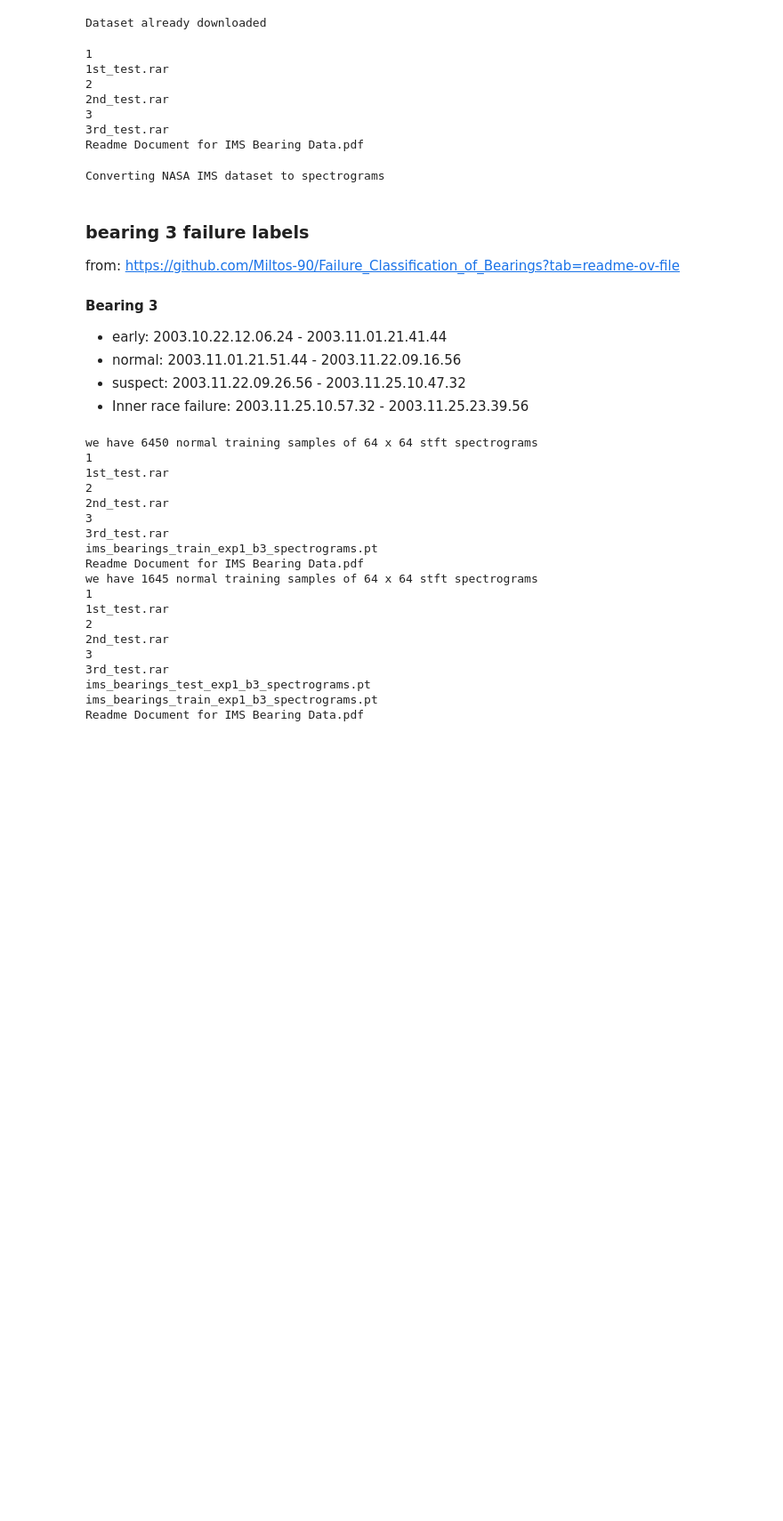
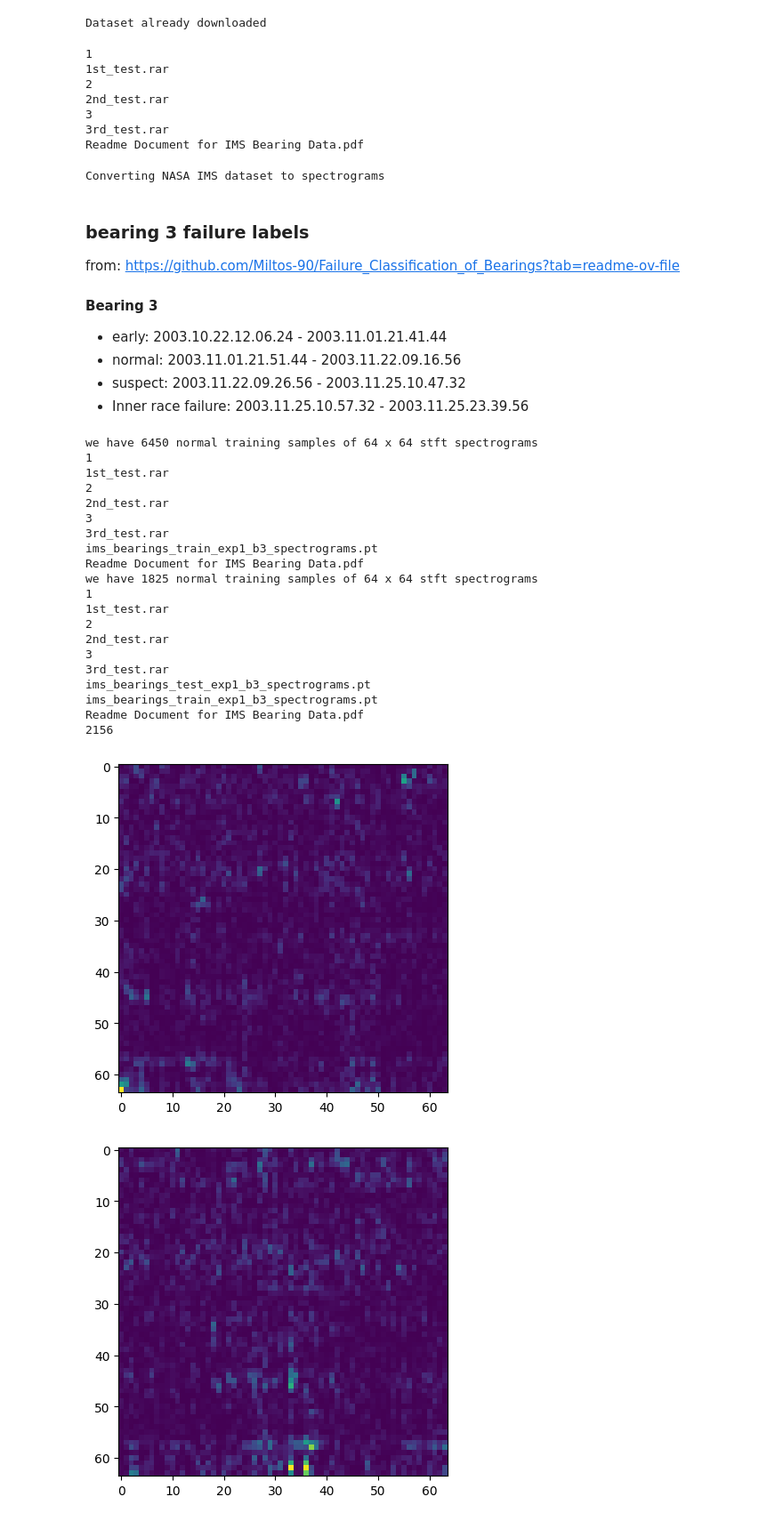
Before and after one commit to bitmorse/bearings-max78000, a Jupyter notebook: make_dataset.ipynb, the cells around one changed output. Shown at 89% size. Drawn from its saved outputs; the diff is of its cells as text; code cells hidden in the pictures; blank space fills up the shorter version.

Commit message:
normalising dataset

```diff
--- a/make_dataset.ipynb
+++ b/make_dataset.ipynb
@@ -119,7 +119,7 @@ def create_stft_spectrogram(windows, fft_length=128):
     spectrogram : array_like
         Spectrogram.
     """
-    spectrogram = np.abs(np.fft.fft(windows, n=fft_length, axis=1))**2/fft_length #psd
+    spectrogram = (np.abs(np.fft.fft(windows, n=fft_length, axis=1))**2)/2  # PSD
 
     #keep only the last half of the fft (the other half is a mirror image)
     spectrogram = spectrogram[:, :fft_length // 2]
@@ -198,7 +198,7 @@ def convert_cwru_to_spectrogram(mat_path, column_name=None, window_type='hamming
     return spectrograms
 
 
-def convert_nasa_experiments_to_numpy(ims_path=IMS_PATH):
+def convert_nasa_experiments_to_numpy(ims_path=IMS_PATH, limit=1e10):
     experiment_files = {"1": os.listdir(ims_path + "1/"), "2": os.listdir(ims_path + "2/"), "3": os.listdir(ims_path + "3/")}
     experiments_data = {"1": {"bearing3_values":[],"bearing3_keys":[]} , "2": {"bearing3_values":[],"bearing3_keys":[]}, "3": {"bearing3_values":[],"bearing3_keys":[]}}
 
@@ -212,13 +212,21 @@ def convert_nasa_experiments_to_numpy(ims_path=IMS_PATH):
         for file in experiment_files[experiment]:
             #print("Converting exp %s file %s" % (experiment, file))
             #load the data in the file
+            bearing3_channel = 5 if experiment == "1" else 3
+
             data = np.loadtxt(ims_path + experiment + "/" + file)
+            vals = data[:,bearing3_channel]
+            #standardise
+            vals = vals - np.mean(vals)
+            vals = vals / np.std(vals)
 
-            bearing3_channel = 5 if experiment == "1" else 3
-            experiments_data[experiment]['bearing3_values'].append(data[:,bearing3_channel])
+            experiments_data[experiment]['bearing3_values'].append(vals)
             experiments_data[experiment]['bearing3_keys'].append(file)
             i+=1
 
+            if i > limit:
+                break
+
     print("Converting NASA IMS dataset to spectrograms")
     return experiments_data,experiment_files
 # %%
@@ -237,10 +245,15 @@ from: https://github.com/Miltos-90/Failure_Classification_of_Bearings?tab=readme
 * suspect: 2003.11.22.09.26.56 - 2003.11.25.10.47.32
 * Inner race failure: 2003.11.25.10.57.32 - 2003.11.25.23.39.56
 # %%
-def create_torch_nasa_spectrograms(name="train", startfile = "2003.11.01.21.51.44", endfile= "2003.11.22.09.16.56", bearing=3, experiment="1"):
+def create_torch_nasa_spectrograms(experiments_data, experiment_files, name="train", startfile = "2003.11.01.21.51.44", endfile= "2003.11.22.09.16.56", bearing=3, experiment="1", save=False, plot=False):
 
-    index_start = experiments_data[experiment]['bearing%s_keys'%bearing].index(startfile)
-    index_end = experiments_data[experiment]['bearing%s_keys'%bearing].index(endfile)
+
+    if startfile.__class__ == str:
+        index_start = experiments_data[experiment]['bearing%s_keys'%bearing].index(startfile)
+        index_end = experiments_data[experiment]['bearing%s_keys'%bearing].index(endfile)
+    else:
+        index_start = startfile
+        index_end = endfile
 
     training_files = experiment_files[experiment][index_start:index_end]
     training_data = experiments_data[experiment]['bearing%s_values'%bearing][index_start:index_end]
@@ -249,39 +262,55 @@ def create_torch_nasa_spectrograms(name="train", startfile = "2003.11.01.21.51.4
     #generate spectrograms
     all_training_sample_spectrograms = []
     for i in range(0, len(training_data)):
-        traiing_sample_window = create_windows(training_data[0], window_type='regular', window_length=64, overlap_length=10)
+        traiing_sample_window = create_windows(training_data[i], window_type='regular', window_length=64, overlap_length=10)
         training_sample_spectrograms = create_stft_spectrograms(traiing_sample_window, stft_overlap=0, stft_window_length=64, fft_length=128)
         all_training_sample_spectrograms.append(training_sample_spectrograms)
+
+        if plot and i > 3:
+            break
 
     #create torch dataset
     all_training_sample_spectrograms = np.vstack(all_training_sample_spectrograms)
     all_training_sample_spectrograms = torch.from_numpy(all_training_sample_spectrograms).float()
 
-    print("we have %s normal training samples of %s x %s stft spectrograms" % (all_training_sample_spectrograms.shape[0], all_training_sample_spectrograms.shape[1], all_training_sample_spectrograms.shape[2]))
-    #save the dataset
-    torch.save(all_training_sample_spectrograms, "%s_%s_exp%s_b%s_spectrograms.pt" % (DATASET_NAME,name,experiment,bearing))
-    os.system("ls")
+    if save:
+        print("we have %s normal training samples of %s x %s stft spectrograms" % (all_training_sample_spectrograms.shape[0], all_training_sample_spectrograms.shape[1], all_training_sample_spectrograms.shape[2]))
+        #save the dataset
+        torch.save(all_training_sample_spectrograms, "%s_%s_exp%s_b%s_spectrograms.pt" % (DATASET_NAME,name,experiment,bearing))
+        os.system("ls")
+
+    return all_training_sample_spectrograms
 
 
-create_torch_nasa_spectrograms(name="train", startfile = "2003.11.01.21.51.44", endfile= "2003.11.22.09.16.56", bearing=3, experiment="1")
-create_torch_nasa_spectrograms(name="test", startfile = "2003.11.22.09.26.56", endfile= "2003.11.25.10.47.32", bearing=3, experiment="1")
+
+create_torch_nasa_spectrograms(experiments_data, experiment_files, name="train", startfile = "2003.11.01.21.51.44", endfile= "2003.11.22.09.16.56", bearing=3, experiment="1", save=True)
+create_torch_nasa_spectrograms(experiments_data, experiment_files, name="test", startfile = "2003.11.22.09.26.56", endfile= "2003.11.25.23.39.56", bearing=3, experiment="1", save=True)
+
+print(len(experiments_data['1']['bearing3_keys']))
+all_training_sample_spectrograms = create_torch_nasa_spectrograms(experiments_data, experiment_files, name="PLOTTING", startfile = 1,endfile= 5, bearing=3, experiment="1", save=False, plot=True)
+
+for i in range(0, 5):
+    plot_spectrogram(all_training_sample_spectrograms[i].numpy())
 # %% [output]
 we have 6450 normal training samples of 64 x 64 stft spectrograms
 1
 1st_test.rar
 2
 2nd_test.rar
 3
 3rd_test.rar
 ims_bearings_train_exp1_b3_spectrograms.pt
 Readme Document for IMS Bearing Data.pdf
-we have 1645 normal training samples of 64 x 64 stft spectrograms
+we have 1825 normal training samples of 64 x 64 stft spectrograms
 1
 1st_test.rar
 2
 2nd_test.rar
 3
 3rd_test.rar
 ims_bearings_test_exp1_b3_spectrograms.pt
 ims_bearings_train_exp1_b3_spectrograms.pt
 Readme Document for IMS Bearing Data.pdf
+2156
+[figure, added]
+[figure, added]
```
Also changed, not shown: parts of 1 cell of this notebook, 8 other files.
